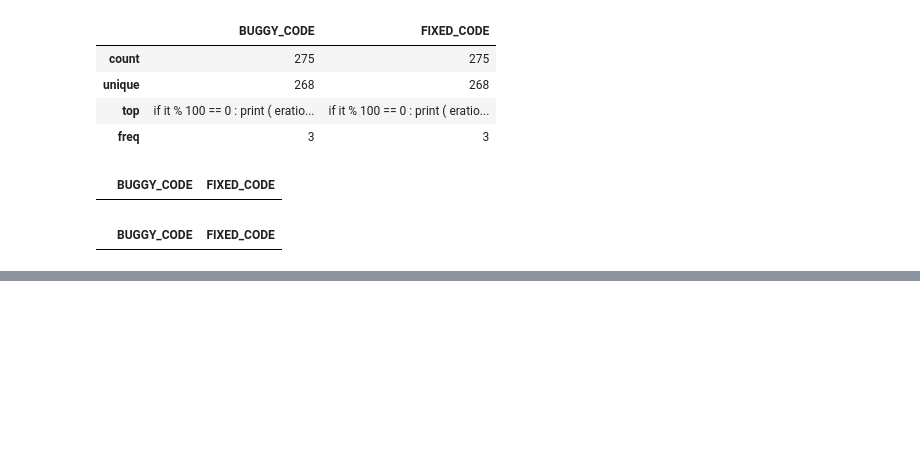
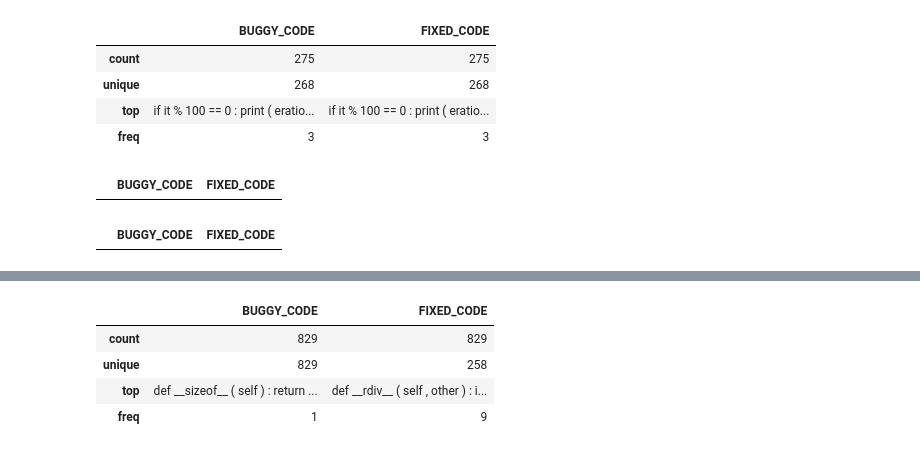
Before and after one commit to SUNLIFAN/AutomatedTesting, a Jupyter notebook: ToolImplementation/dataAugment/data_augment_demo.ipynb, the cells around one changed output, grey strips where cells are left out. Cells and saved outputs as stored; diff of their text form; code cells hidden in the pictures; blank space fills up the shorter version.

```diff
--- a/ToolImplementation/dataAugment/data_augment_demo.ipynb
+++ b/ToolImplementation/dataAugment/data_augment_demo.ipynb
@@ -289,0 +309,8 @@ for i in range(cpp_data_len):
+# %%
+unique_py_aug.describe()
+# %% [output]
+|  | BUGGY_CODE | FIXED_CODE |
+| count | 829 | 829 |
+| unique | 829 | 258 |
+| top | def __sizeof__ ( self ) : return ... | def __rdiv__ ( self , other ) : i... |
+| freq | 1 | 9 |
```
Also changed, not shown: parts of 11 cells of this notebook.
